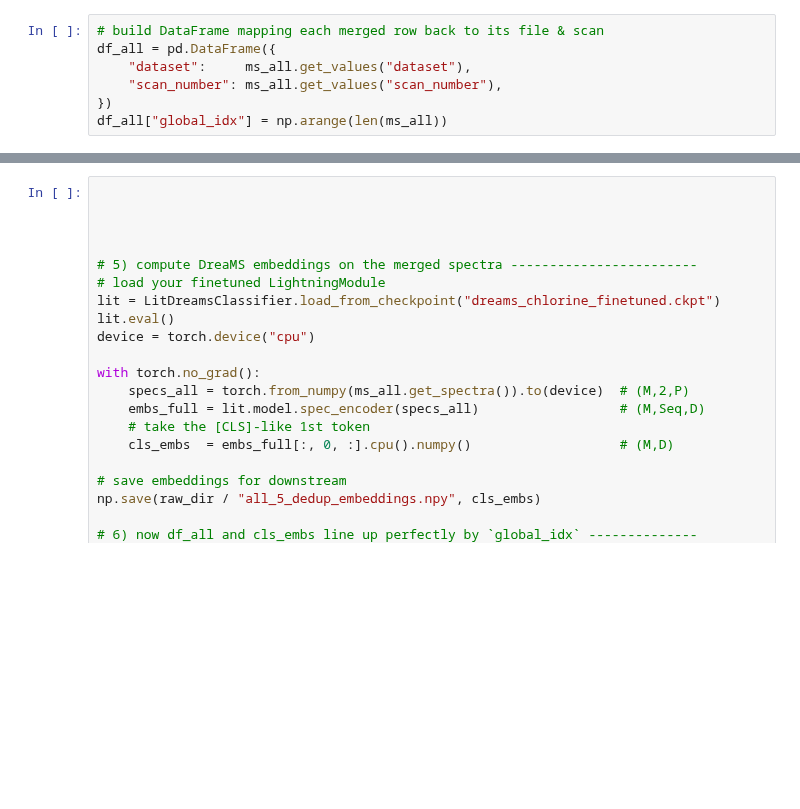
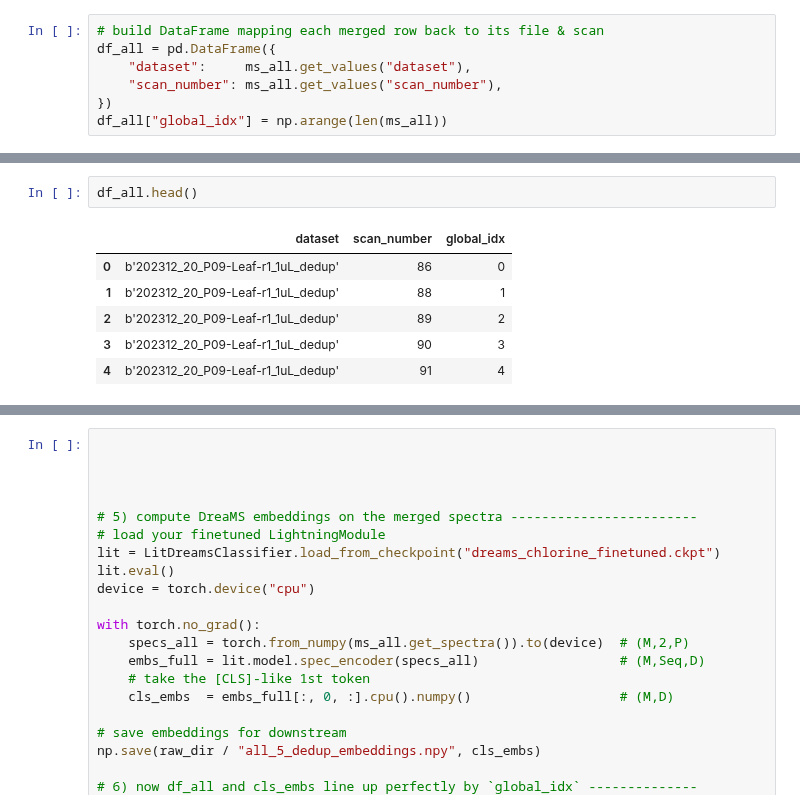
Before and after one commit to pluskal-lab/DreaMS_MIMB, a Jupyter notebook: notebooks/LSH_test.ipynb, the cells around one changed output, grey strips where cells are left out. Saved outputs shown, nothing was run; the diff lists cells and outputs as text; blank space fills up the shorter version.

```diff
--- a/notebooks/LSH_test.ipynb
+++ b/notebooks/LSH_test.ipynb
@@ -567,0 +607,9 @@ df_all["global_idx"] = np.arange(len(ms_all))
+# %%
+df_all.head()
+# %% [output]
+|  | dataset | scan_number | global_idx |
+| 0 | b'202312_20_P09-Leaf-r1_1uL_dedup' | 86 | 0 |
+| 1 | b'202312_20_P09-Leaf-r1_1uL_dedup' | 88 | 1 |
+| 2 | b'202312_20_P09-Leaf-r1_1uL_dedup' | 89 | 2 |
+| 3 | b'202312_20_P09-Leaf-r1_1uL_dedup' | 90 | 3 |
+| 4 | b'202312_20_P09-Leaf-r1_1uL_dedup' | 91 | 4 |
```
Also changed, not shown: parts of 11 cells of this notebook, 4 other files.
